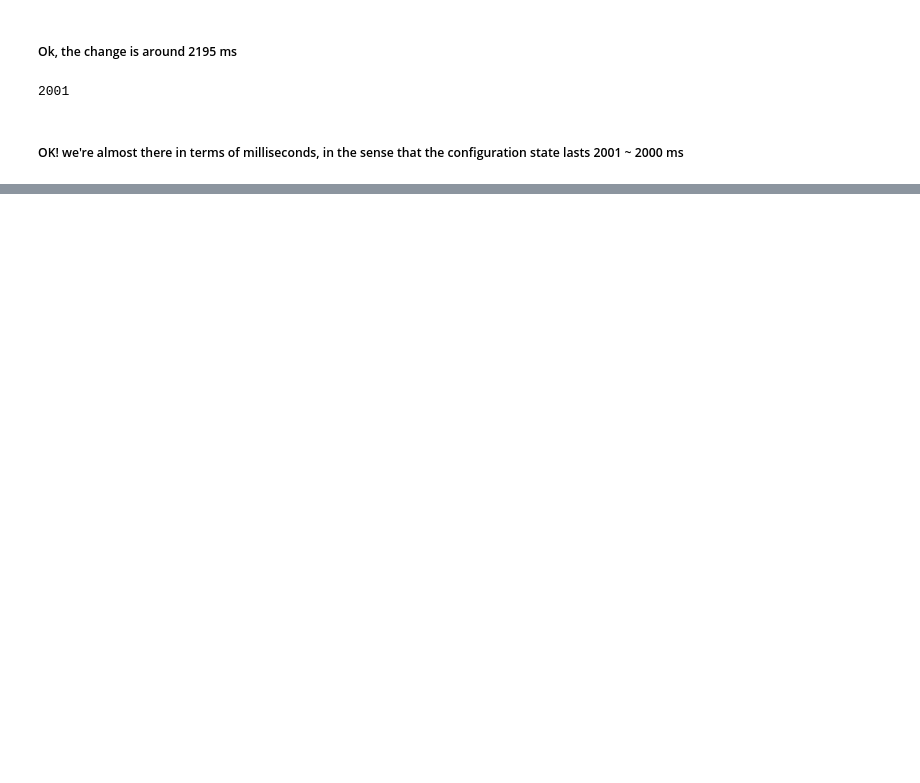
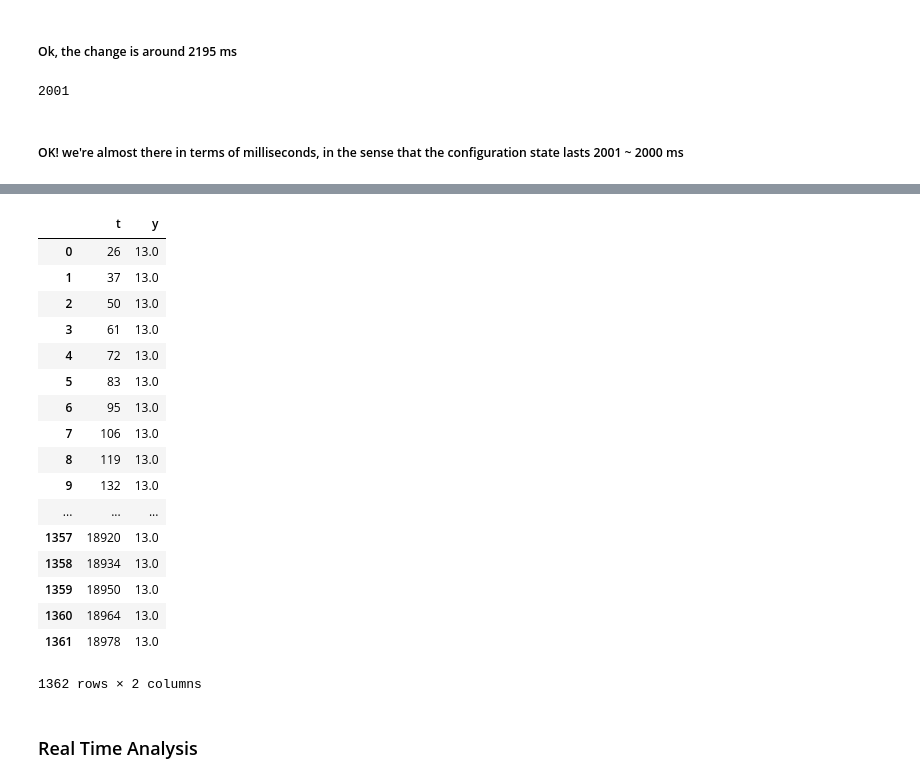
Before and after one commit to francescoweb1010/Optical-Wireless-System, a Jupyter notebook: inspecting_configuration_state.ipynb, the cells around one changed output, grey strips where cells are left out. Saved outputs shown, nothing was run; the diff lists cells and outputs as text; code cells hidden in the pictures; blank space fills up the shorter version.

```diff
--- a/inspecting_configuration_state.ipynb
+++ b/inspecting_configuration_state.ipynb
@@ -165,0 +171,23 @@ plt.show()
+# %%
+df
+# %% [output]
+|  | t | y |
+| 0 | 26 | 13.0 |
+| 1 | 37 | 13.0 |
+| 2 | 50 | 13.0 |
+| 3 | 61 | 13.0 |
+| 4 | 72 | 13.0 |
+| 5 | 83 | 13.0 |
+| 6 | 95 | 13.0 |
+| 7 | 106 | 13.0 |
+| 8 | 119 | 13.0 |
+| 9 | 132 | 13.0 |
+| ... | ... | ... |
+| 1357 | 18920 | 13.0 |
+| 1358 | 18934 | 13.0 |
+| 1359 | 18950 | 13.0 |
+| 1360 | 18964 | 13.0 |
+| 1361 | 18978 | 13.0 |
+1362 rows × 2 columns
+# %% [markdown]
+### Real Time Analysis
```
Also changed, not shown: parts of 7 cells of this notebook.
